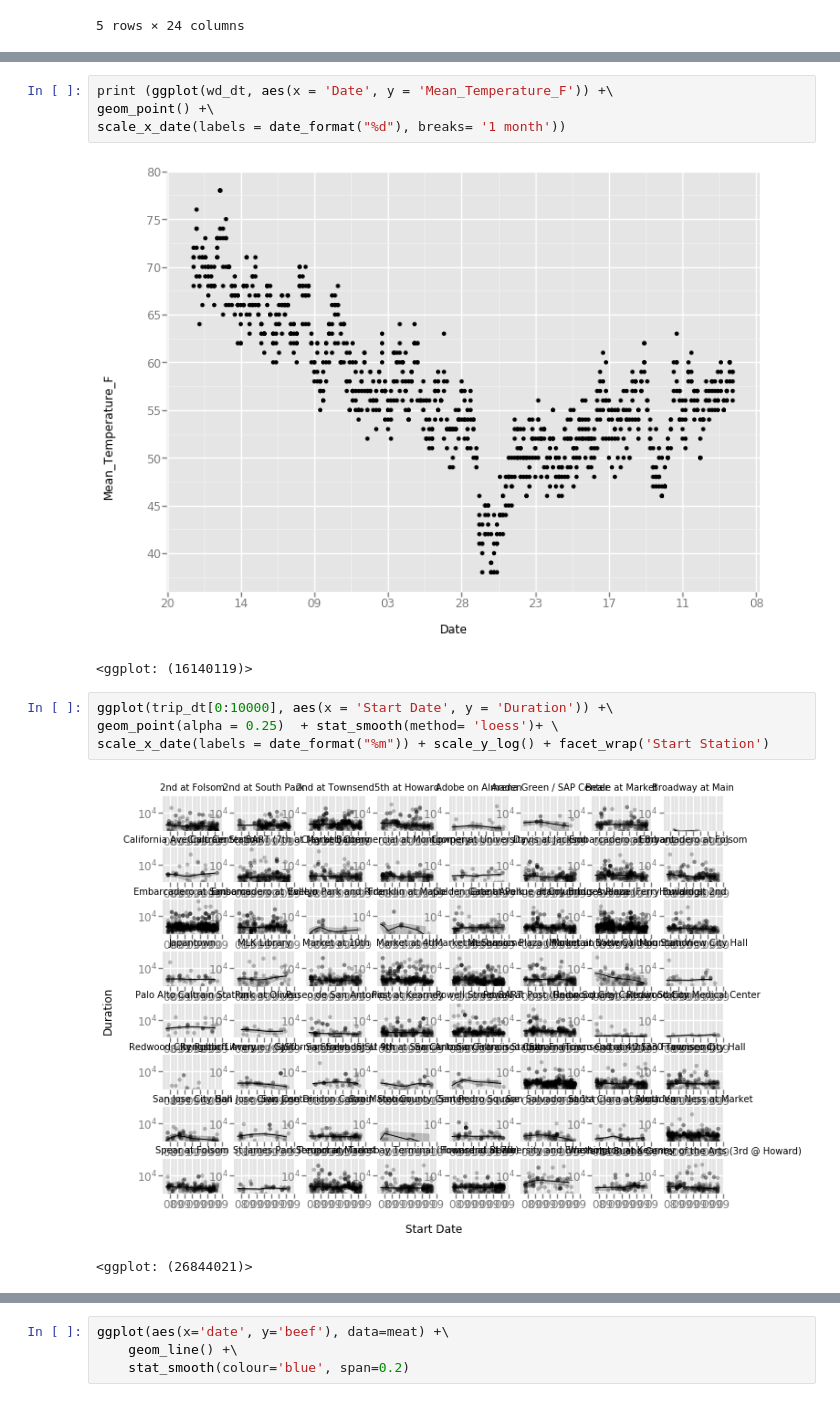
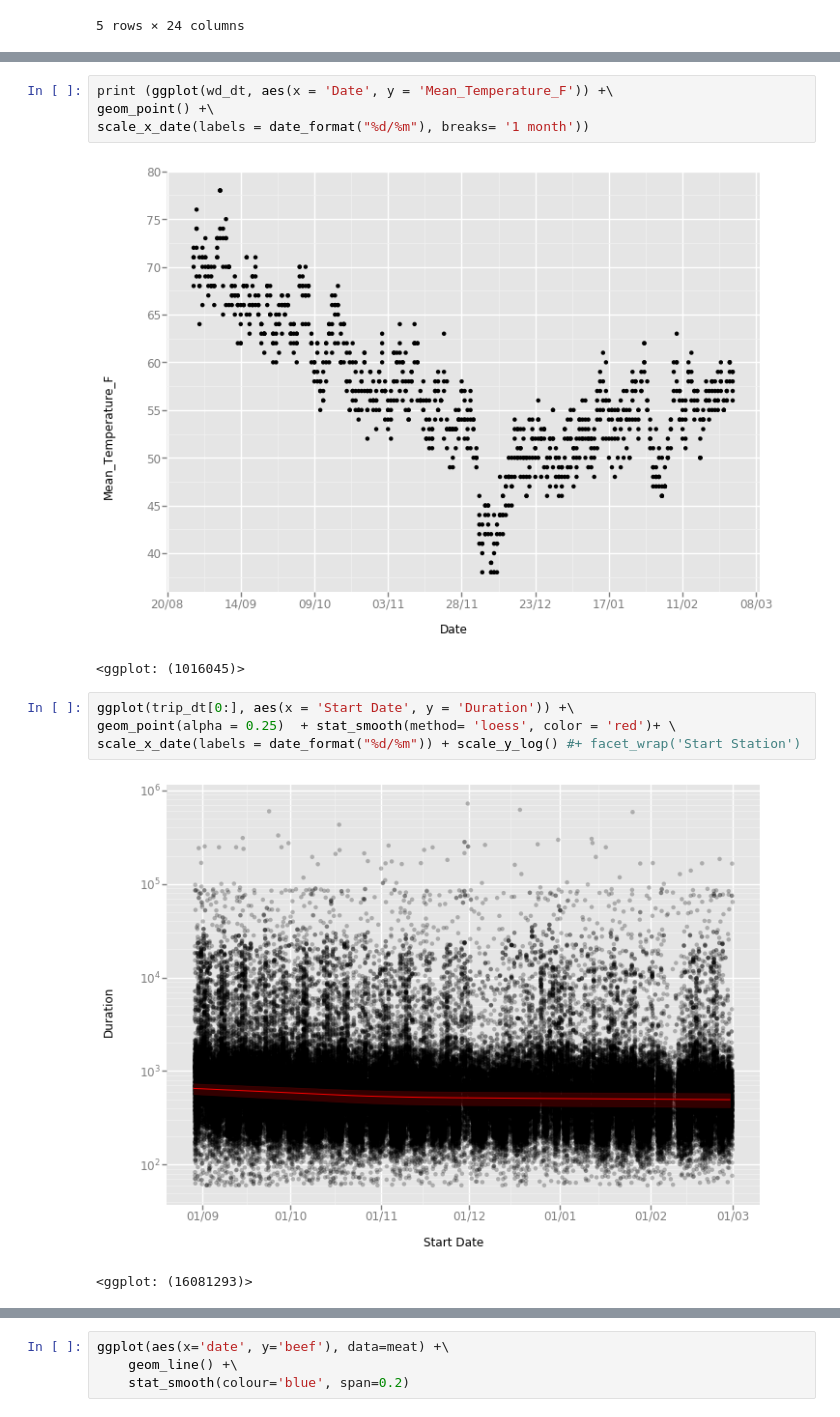
Before and after one commit to manjeet87/USBikeShareAnalysis, a Jupyter notebook: Bikeshare_Analysis.ipynb, the cells around one changed output, grey strips where cells are left out. Cells and saved outputs as stored; diff of their text form.

```diff
--- a/Bikeshare_Analysis.ipynb
+++ b/Bikeshare_Analysis.ipynb
@@ -77,14 +76,14 @@ scale_x_date(labels = date_format("%d"), breaks= '1 day')
 # %%
 print (ggplot(wd_dt, aes(x = 'Date', y = 'Mean_Temperature_F')) +\
 geom_point() +\
-scale_x_date(labels = date_format("%d"), breaks= '1 month'))
+scale_x_date(labels = date_format("%d/%m"), breaks= '1 month'))
 # %% [output]
-[figure, old version]
+[figure, new version]
-<ggplot: (16140119)>
+<ggplot: (1016045)>
 # %%
-ggplot(trip_dt[0:10000], aes(x = 'Start Date', y = 'Duration')) +\
-geom_point(alpha = 0.25)  + stat_smooth(method= 'loess')+ \
-scale_x_date(labels = date_format("%m")) + scale_y_log() + facet_wrap('Start Station')
+ggplot(trip_dt[0:], aes(x = 'Start Date', y = 'Duration')) +\
+geom_point(alpha = 0.25)  + stat_smooth(method= 'loess', color = 'red')+ \
+scale_x_date(labels = date_format("%d/%m")) + scale_y_log() #+ facet_wrap('Start Station')
 # %% [output]
-[figure, old version]
+[figure, new version]
-<ggplot: (26844021)>
+<ggplot: (16081293)>
```
Also changed, not shown: parts of 2 cells of this notebook.
